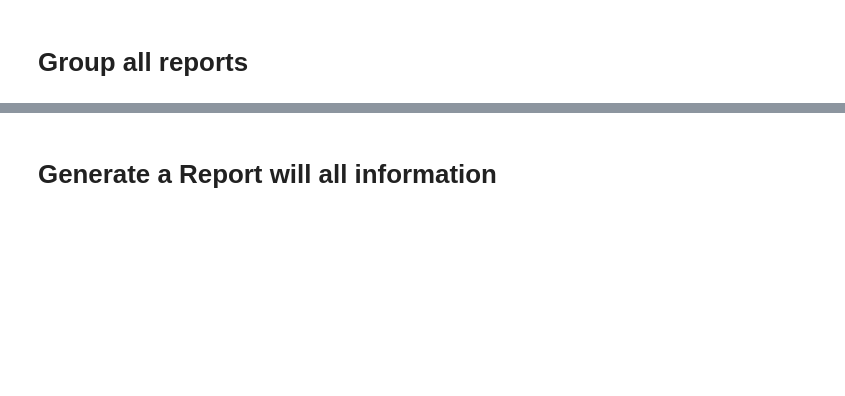
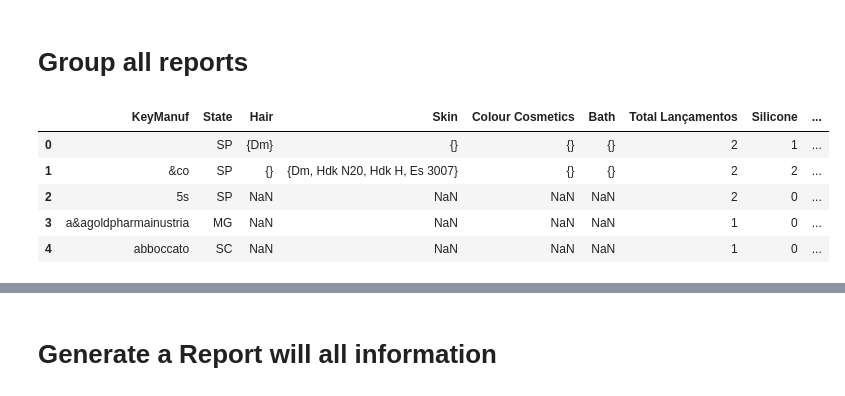
Before and after one commit to GimenesPaula/GimenesPaula, a Jupyter notebook: Projeto 1.ipynb, the cells around one changed output, grey strips where cells are left out. Saved outputs shown, nothing was run; the diff lists cells and outputs as text; code cells hidden in the pictures; blank space fills up the shorter version.

```diff
--- a/Projeto 1.ipynb
+++ b/Projeto 1.ipynb
@@ -437,4 +462,5 @@ df_proj_unic['Material'] = df_proj_unic['Material'].apply(set)
 df_proj_unic.rename(columns={'Material': 'Project'}, inplace=True)
 # %%
 #remove duplicados
-df_proj_unic = df_proj_unic.drop_duplicates(subset=['KeyManuf', 'Distributor'], keep='first', inplace=True)
+df_proj_unic.drop_duplicates(subset=['KeyManuf', 'Distributor'], keep='first', inplace=True)
+df_proj_unic.head(5)
@@ -452,3 +502,11 @@ df_vend_proj.to_excel('Vendas com Projetos.xlsx')
 # Group all reports
 # %%
 df_launches_vend_proj = df_launches_fab.merge(df_vend_proj, on='KeyManuf', how='left')
+df_launches_vend_proj.head(5)
+# %% [output]
+|  | KeyManuf | State | Hair | Skin | Colour Cosmetics | Bath | Total Lançamentos | Silicone | ... |
+| 0 |  | SP | {Dm} | {} | {} | {} | 2 | 1 | ... |
+| 1 | &co | SP | {} | {Dm, Hdk N20, Hdk H, Es 3007} | {} | {} | 2 | 2 | ... |
+| 2 | 5s | SP | NaN | NaN | NaN | NaN | 2 | 0 | ... |
+| 3 | a&agoldpharmainustria | MG | NaN | NaN | NaN | NaN | 1 | 0 | ... |
+| 4 | abboccato | SC | NaN | NaN | NaN | NaN | 1 | 0 | ... |
```
Also changed, not shown: parts of 19 cells of this notebook.
